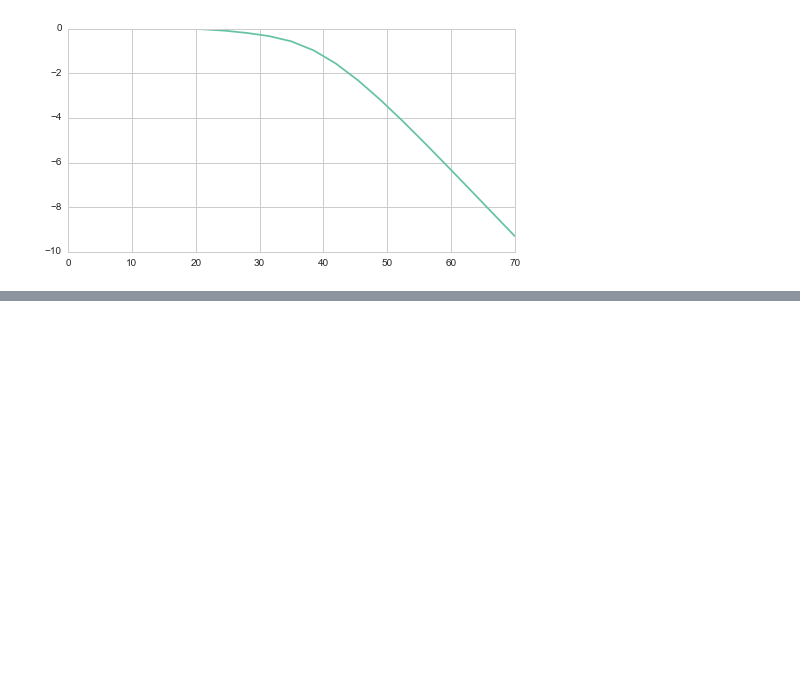
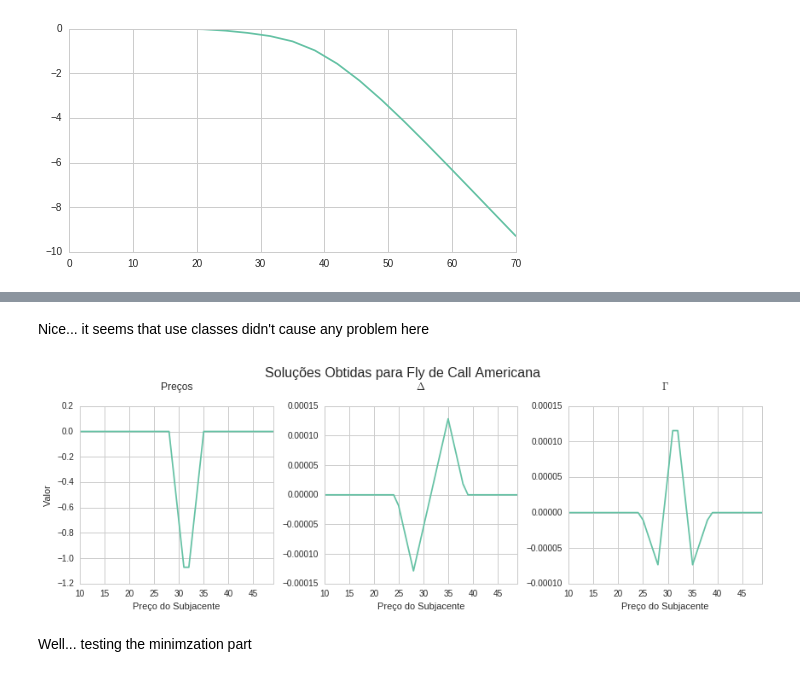
Before and after one commit to ucaiado/FiniteDifference_Pricing, a Jupyter notebook: tests.ipynb, the cells around one changed output, grey strips where cells are left out. Saved outputs shown, nothing was run; the diff lists cells and outputs as text; code cells hidden in the pictures; blank space fills up the shorter version.

```diff
--- a/tests.ipynb
+++ b/tests.ipynb
@@ -691,0 +769,9 @@ Wall time: 143 ms
+# %% [markdown]
+Nice... it seems that use classes didn't cause any problem here
+# %%
+l_prices = np.arange(10., 50., 1.)
+my_uvmoption.plot_all_solutions(l_prices, 10e-6)
+# %% [output]
+[figure, added]
+# %% [markdown]
+Well... testing the minimzation part
```
Also changed, not shown: parts of 53 cells of this notebook, 1 other file.
